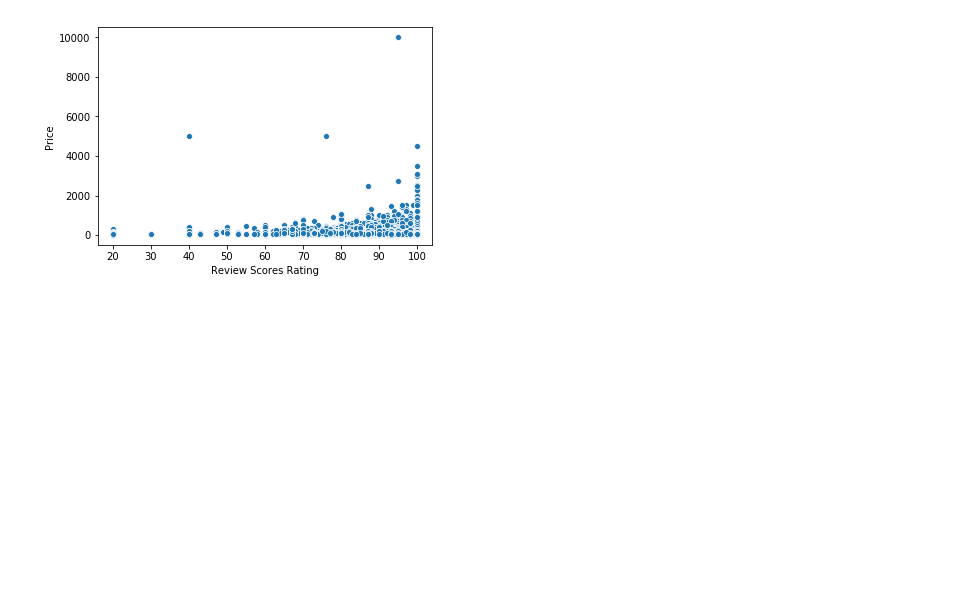
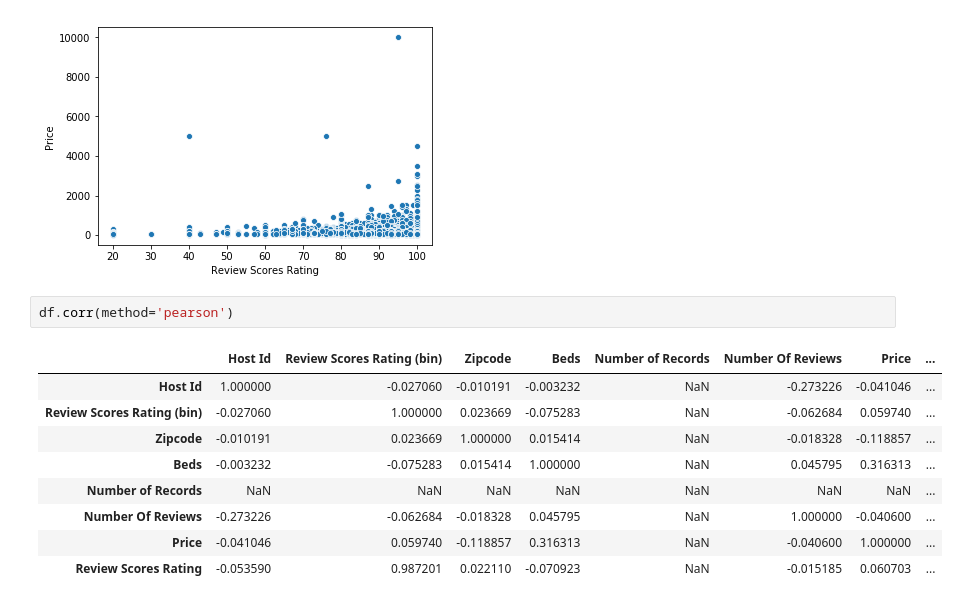
Before and after one commit to fhuadeen/TOW-Airbnb-DM, a Jupyter notebook: TOW Airbnb Data.ipynb, the cells around one changed output. Drawn from its saved outputs; the diff is of its cells as text; blank space fills up the shorter version.

```diff
--- a/TOW Airbnb Data.ipynb
+++ b/TOW Airbnb Data.ipynb
@@ -172,3 +179,15 @@ sns.scatterplot('Review Scores Rating', 'Price', data=df)
 plt.show()
 # %% [output]
 [figure]
+# %%
+df.corr(method='pearson')
+# %% [output]
+|  | Host Id | Review Scores Rating (bin) | Zipcode | Beds | Number of Records | Number Of Reviews | Price | ... |
+| Host Id | 1.000000 | -0.027060 | -0.010191 | -0.003232 | NaN | -0.273226 | -0.041046 | ... |
+| Review Scores Rating (bin) | -0.027060 | 1.000000 | 0.023669 | -0.075283 | NaN | -0.062684 | 0.059740 | ... |
+| Zipcode | -0.010191 | 0.023669 | 1.000000 | 0.015414 | NaN | -0.018328 | -0.118857 | ... |
+| Beds | -0.003232 | -0.075283 | 0.015414 | 1.000000 | NaN | 0.045795 | 0.316313 | ... |
+| Number of Records | NaN | NaN | NaN | NaN | NaN | NaN | NaN | ... |
+| Number Of Reviews | -0.273226 | -0.062684 | -0.018328 | 0.045795 | NaN | 1.000000 | -0.040600 | ... |
+| Price | -0.041046 | 0.059740 | -0.118857 | 0.316313 | NaN | -0.040600 | 1.000000 | ... |
+| Review Scores Rating | -0.053590 | 0.987201 | 0.022110 | -0.070923 | NaN | -0.015185 | 0.060703 | ... |
```
Also changed, not shown: parts of 29 cells of this notebook, 3 other files.
